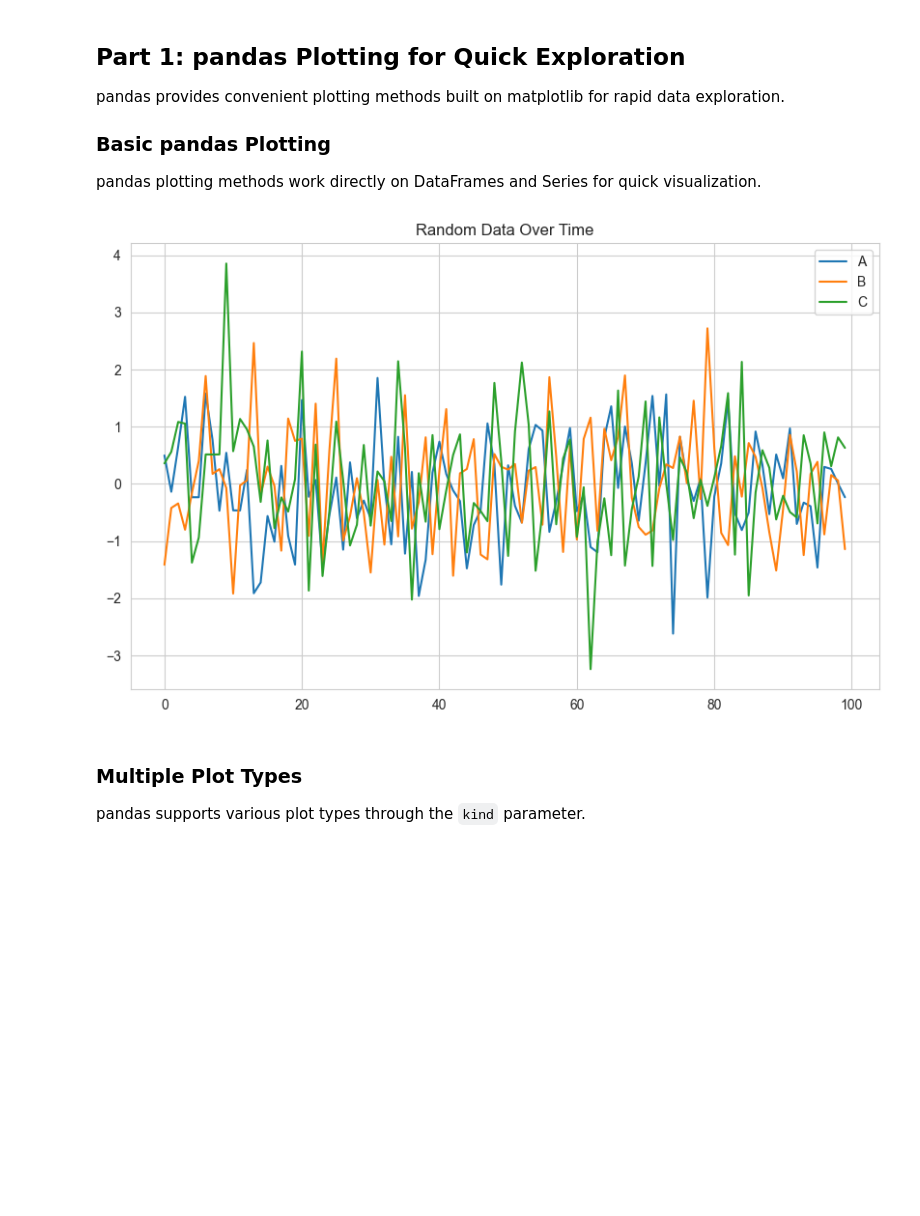
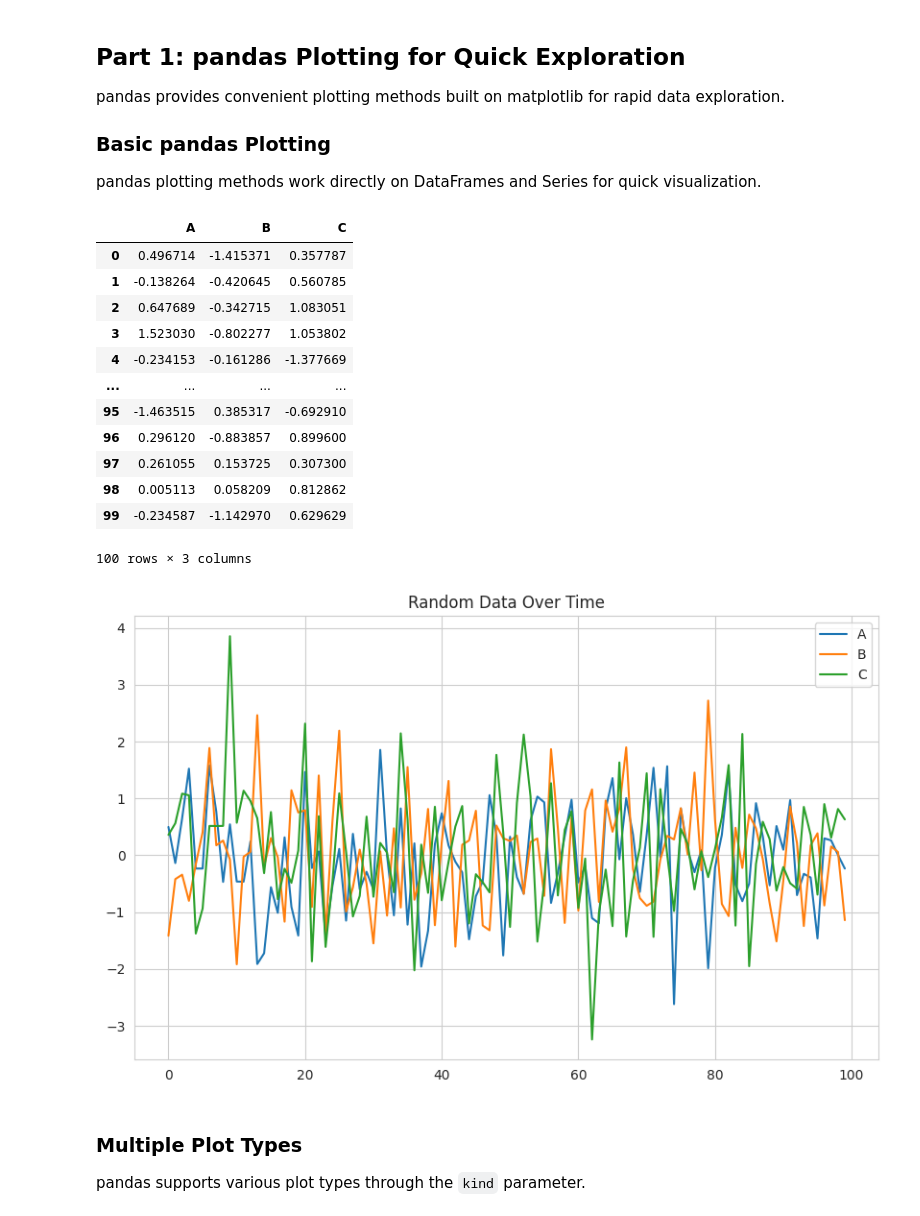
Before and after one commit to christopherseaman/datasci_217, a Jupyter notebook: 07/demo/demo2_seaborn_statistical.ipynb, the cells around one changed output. Saved outputs shown, nothing was run; the diff lists cells and outputs as text; code cells hidden in the pictures; blank space fills up the shorter version.

```diff
--- a/07/demo/demo2_seaborn_statistical.ipynb
+++ b/07/demo/demo2_seaborn_statistical.ipynb
@@ -33,17 +33,31 @@ pandas plotting methods work directly on DataFrames and Series for quick visuali
 # %%
 # Create sample data
 np.random.seed(42)
 df = pd.DataFrame({
     'A': np.random.randn(100),
     'B': np.random.randn(100),
     'C': np.random.randn(100)
 })
 
 # Quick line plot
 df.plot(figsize=(10, 6), title='Random Data Over Time')
-plt.show()
+# plt.show()
+df
 # %% [output]
+|  | A | B | C |
+| 0 | 0.496714 | -1.415371 | 0.357787 |
+| 1 | -0.138264 | -0.420645 | 0.560785 |
+| 2 | 0.647689 | -0.342715 | 1.083051 |
+| 3 | 1.523030 | -0.802277 | 1.053802 |
+| 4 | -0.234153 | -0.161286 | -1.377669 |
+| ... | ... | ... | ... |
+| 95 | -1.463515 | 0.385317 | -0.692910 |
+| 96 | 0.296120 | -0.883857 | 0.899600 |
+| 97 | 0.261055 | 0.153725 | 0.307300 |
+| 98 | 0.005113 | 0.058209 | 0.812862 |
+| 99 | -0.234587 | -1.142970 | 0.629629 |
+100 rows × 3 columns
-[figure, old version]
+[figure, new version]
 # %% [markdown]
 ### Multiple Plot Types
 
```
Also changed, not shown: parts of 8 cells of this notebook, 1 other file.
